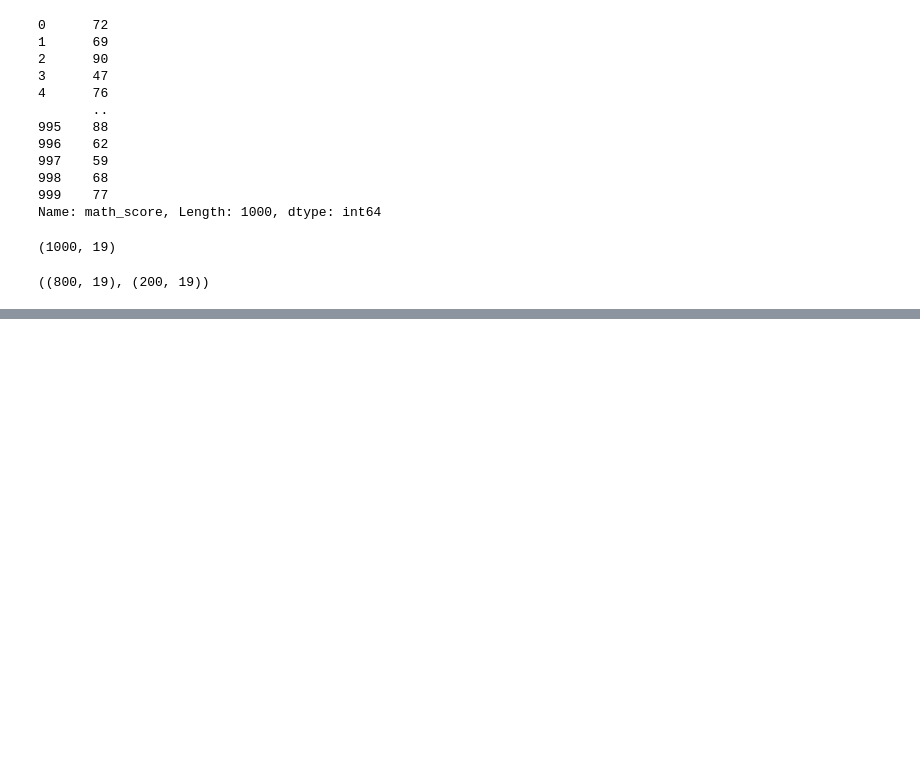
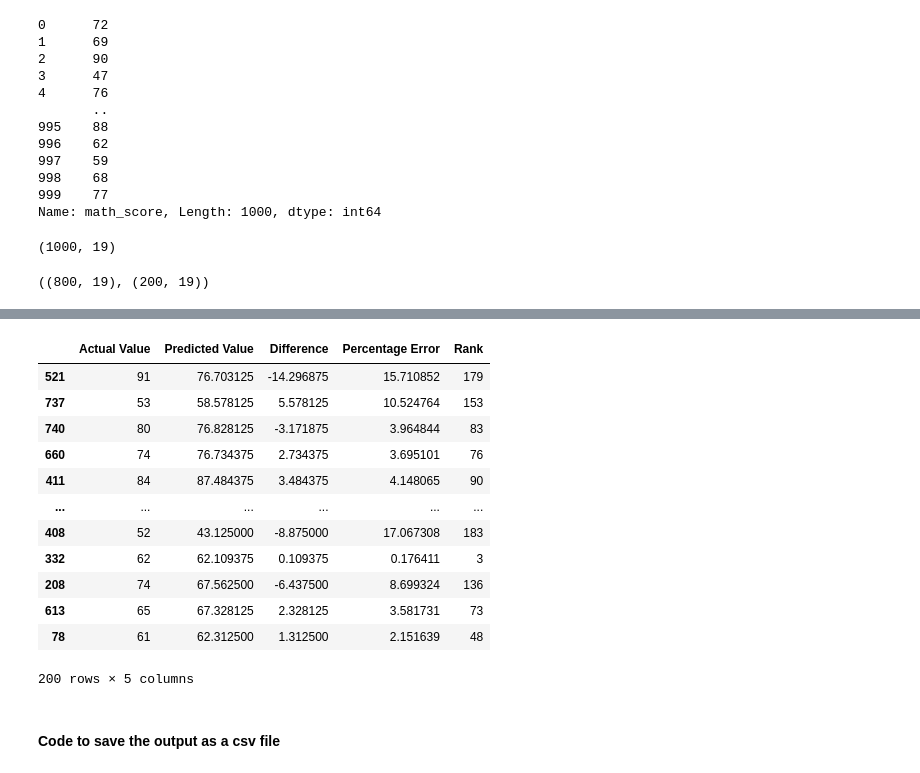
Before and after one commit to DevSourcerer04/mlproject, a Jupyter notebook: notebook/2. MODEL TRAINING .ipynb, the cells around one changed output, grey strips where cells are left out. Drawn from its saved outputs; the diff is of its cells as text; code cells hidden in the pictures; blank space fills up the shorter version.

```diff
--- a/notebook/2. MODEL TRAINING .ipynb
+++ b/notebook/2. MODEL TRAINING .ipynb
@@ -193,0 +240,22 @@ pd.DataFrame(list(zip(model_list, r2_list)), columns=['Model Name', 'R2_Score'])
+# %%
+a = y_pred - y_test
+pred_df = pd.DataFrame({'Actual Value': y_test, 'Predicted Value': y_pred, 'Difference': a, 'Percentage Error': (abs(a)/y_test)*100})
+pred_df['Rank'] = pred_df['Percentage Error'].rank(method='min', ascending=True).astype(int)
+#to sort a/c to rank:   pred_df = pred_df.sort_values(by='Rank')
+pred_df
+# %% [output]
+|  | Actual Value | Predicted Value | Difference | Percentage Error | Rank |
+| 521 | 91 | 76.703125 | -14.296875 | 15.710852 | 179 |
+| 737 | 53 | 58.578125 | 5.578125 | 10.524764 | 153 |
+| 740 | 80 | 76.828125 | -3.171875 | 3.964844 | 83 |
+| 660 | 74 | 76.734375 | 2.734375 | 3.695101 | 76 |
+| 411 | 84 | 87.484375 | 3.484375 | 4.148065 | 90 |
+| ... | ... | ... | ... | ... | ... |
+| 408 | 52 | 43.125000 | -8.875000 | 17.067308 | 183 |
+| 332 | 62 | 62.109375 | 0.109375 | 0.176411 | 3 |
+| 208 | 74 | 67.562500 | -6.437500 | 8.699324 | 136 |
+| 613 | 65 | 67.328125 | 2.328125 | 3.581731 | 73 |
+| 78 | 61 | 62.312500 | 1.312500 | 2.151639 | 48 |
+200 rows × 5 columns
+# %% [markdown]
+#### Code to save the output as a csv file
```
Also changed, not shown: parts of 6 cells of this notebook, 8 other files.
